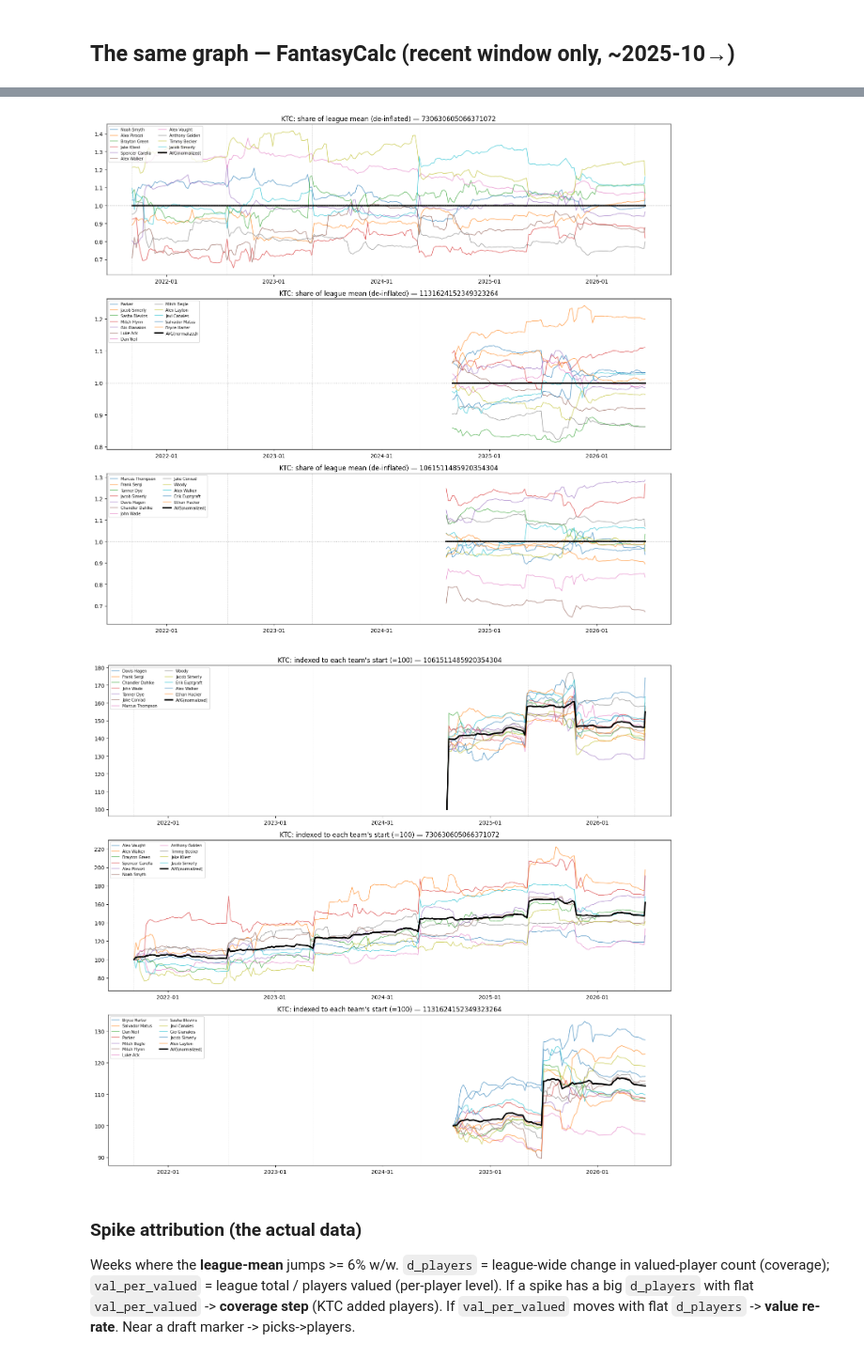
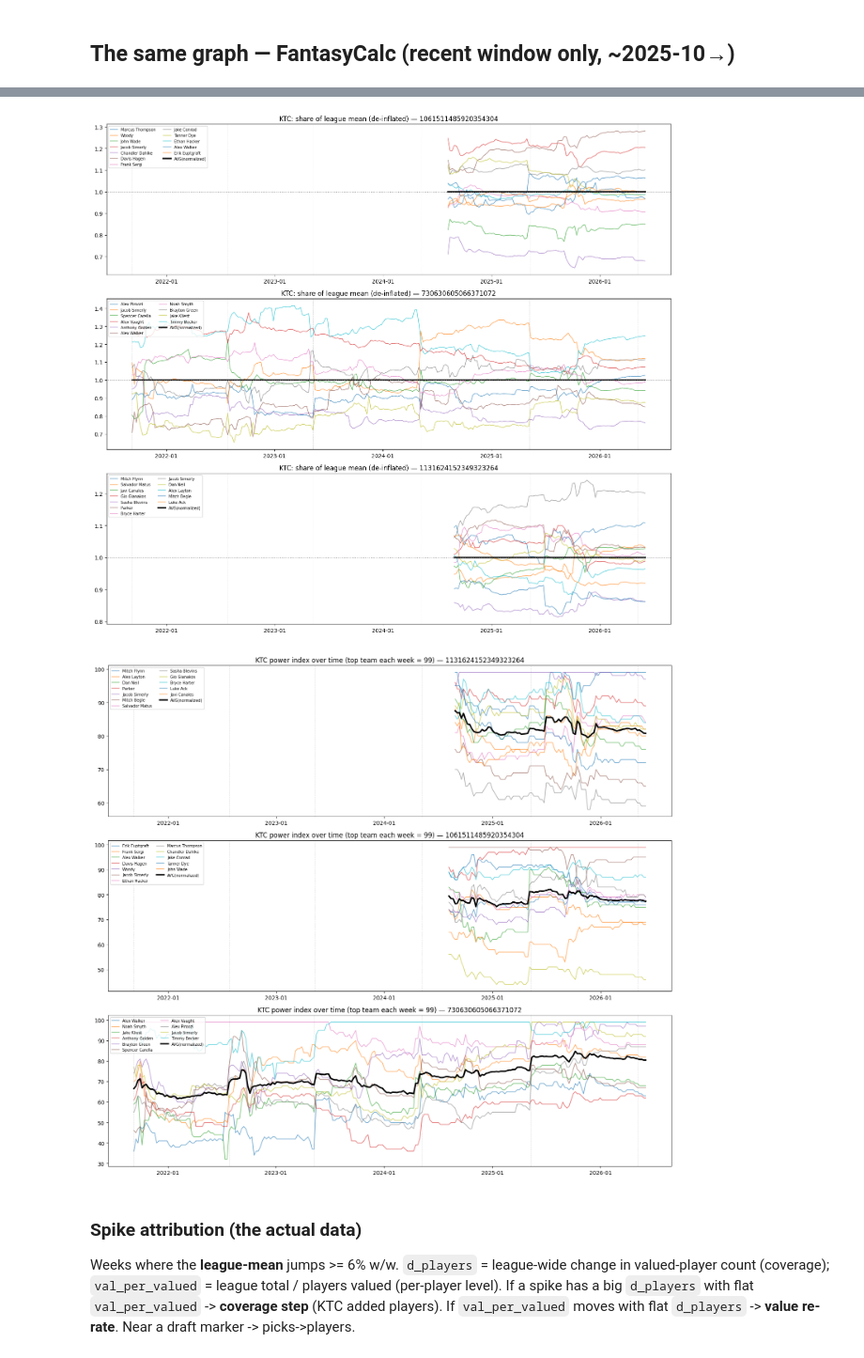
Before and after one commit to jsimerly/fantasy-analysis, a Jupyter notebook: analysis/02_team_value_over_time.ipynb, the cells around one changed output, grey strips where cells are left out. Shown at 94% size. Saved outputs shown, nothing was run; the diff lists cells and outputs as text; code cells hidden in the pictures.

```diff
--- a/analysis/02_team_value_over_time.ipynb
+++ b/analysis/02_team_value_over_time.ipynb
@@ -45,9 +45,10 @@ player values: 562,568 rows  (2020-04-01 -> 2026-06-13)
 pick(round) values  KTC: 17,247   FC: 74,592
 # %%
 # --- build the measure on a weekly grid, both lenses ---
-END = "2026-06-13"   # extend through the current 2026 snapshot
-DATES = F.weekly_dates("2021-09-01", END)
-if END not in DATES: DATES = DATES + [END]   # weekly grid lands on Wed; ensure the latest snapshot date is included
+# Grid ends at the last continuous snapshot week. The single post-rollover 2026
+# snapshot sits after an ~8-month frozen-roster gap, so including it spikes the
+# lines; the current-state check below uses a standalone as-of-today snapshot instead.
+DATES = F.weekly_dates("2021-09-01", "2026-06-07")
 tv_ktc = F.team_value_timeseries(ledger, "ktc", DATES, player_values=pv, pick_values=pk_ktc)
 tv_fc  = F.team_value_timeseries(ledger, "fc",  DATES, player_values=pv, pick_values=pk_fc)
 
@@ -180,12 +179,12 @@ def plot_norm(tv_plus, col, title, ref=None):
 fig=plot_norm(tvk_plus,"share","KTC: share of league mean (de-inflated)",ref=1.0)
 fig.savefig(CACHE/"tvot_ktc_share.png",dpi=90,bbox_inches="tight"); plt.show()
 # %% [output]
-[figure, old version]
+[figure, new version]
 # %%
-fig=plot_norm(tvk_plus,"idx","KTC: indexed to each team's start (=100)")
-fig.savefig(CACHE/"tvot_ktc_indexed.png",dpi=90,bbox_inches="tight"); plt.show()
+fig=plot_norm(tvk_plus,"ktc_index","KTC power index over time (top team each week = 99)")
+fig.savefig(CACHE/"tvot_ktc_index99.png",dpi=90,bbox_inches="tight"); plt.show()
 # %% [output]
-[figure, old version]
+[figure, new version]
 # %% [markdown]
 ### Spike attribution (the actual data)
 Weeks where the **league-mean** jumps >= 6% w/w. `d_players` = league-wide change in valued-player
```
Also changed, not shown: parts of 13 cells of this notebook, 1 other file.
